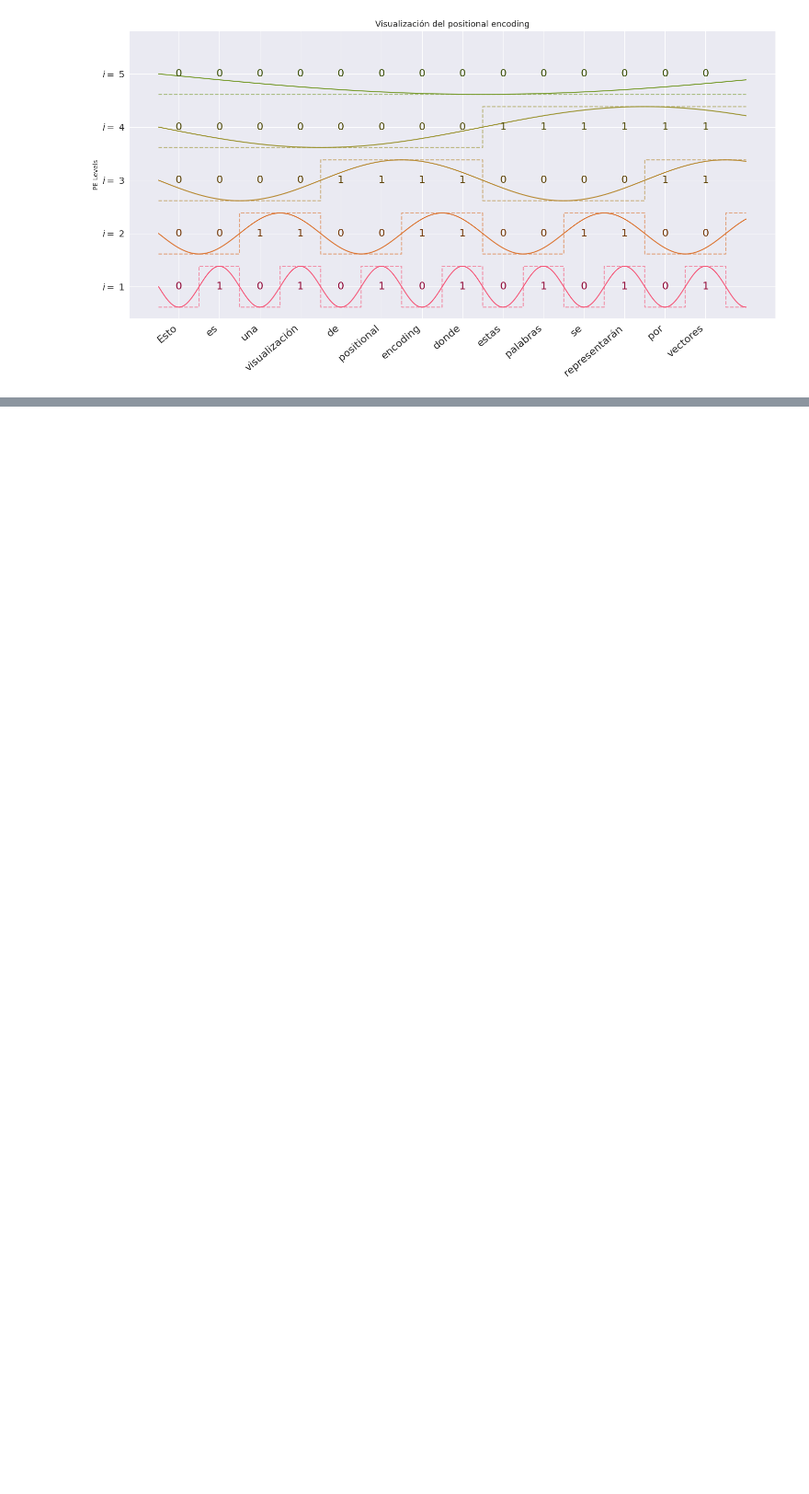
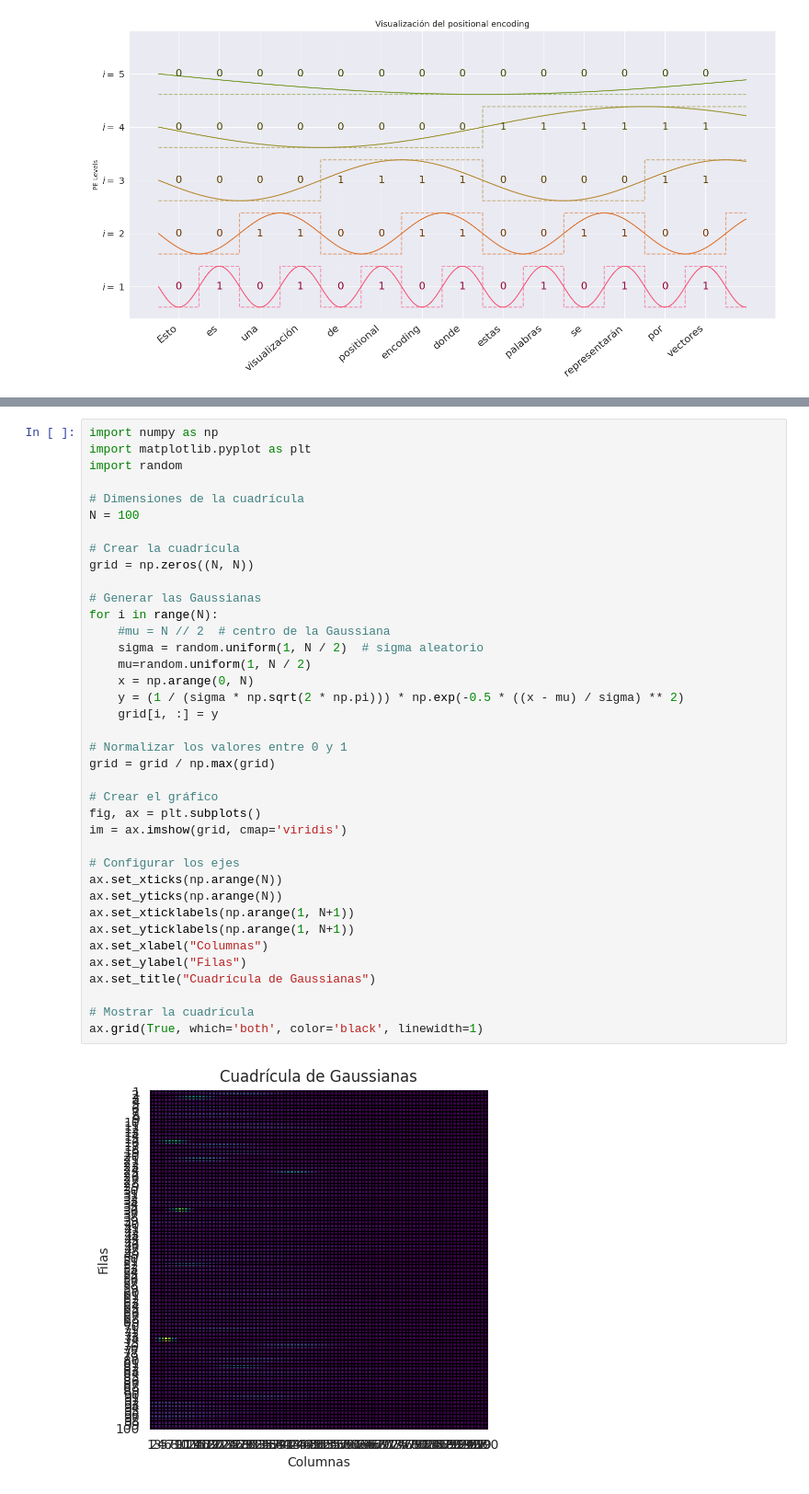
Before and after one commit to ArturoSirvent/TFM, a Jupyter notebook: visualizaciones_tfm/viz_documento.ipynb, the cells around one changed output, grey strips where cells are left out. Shown at 92% size. Drawn from its saved outputs; the diff is of its cells as text; blank space fills up the shorter version.

Commit message:
update plus image prior

```diff
--- a/visualizaciones_tfm/viz_documento.ipynb
+++ b/visualizaciones_tfm/viz_documento.ipynb
@@ -58,0 +61,40 @@ plt.tight_layout()
+# %%
+import numpy as np
+import matplotlib.pyplot as plt
+import random
+
+# Dimensiones de la cuadrícula
+N = 100
+
+# Crear la cuadrícula
+grid = np.zeros((N, N))
+
+# Generar las Gaussianas
+for i in range(N):
+    #mu = N // 2  # centro de la Gaussiana
+    sigma = random.uniform(1, N / 2)  # sigma aleatorio
+    mu=random.uniform(1, N / 2)
+    x = np.arange(0, N)
+    y = (1 / (sigma * np.sqrt(2 * np.pi))) * np.exp(-0.5 * ((x - mu) / sigma) ** 2)
+    grid[i, :] = y
+
+# Normalizar los valores entre 0 y 1
+grid = grid / np.max(grid)
+
+# Crear el gráfico
+fig, ax = plt.subplots()
+im = ax.imshow(grid, cmap='viridis')
+
+# Configurar los ejes
+ax.set_xticks(np.arange(N))
+ax.set_yticks(np.arange(N))
+ax.set_xticklabels(np.arange(1, N+1))
+ax.set_yticklabels(np.arange(1, N+1))
+ax.set_xlabel("Columnas")
+ax.set_ylabel("Filas")
+ax.set_title("Cuadrícula de Gaussianas")
+
+# Mostrar la cuadrícula
+ax.grid(True, which='both', color='black', linewidth=1)
+# %% [output]
+[figure, added]
```
Also changed, not shown: parts of 5 cells of this notebook, 4 other files.
